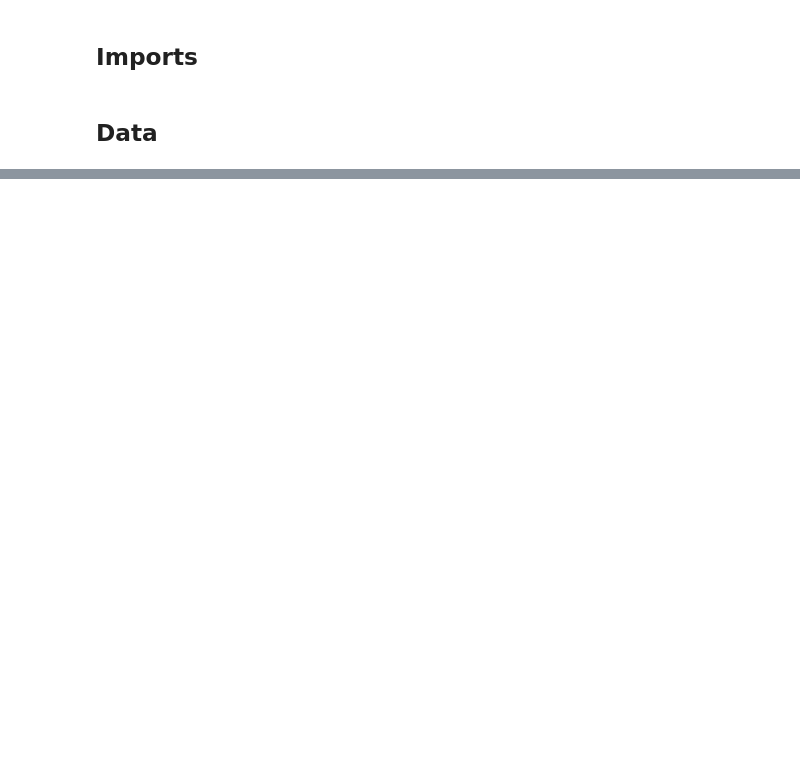
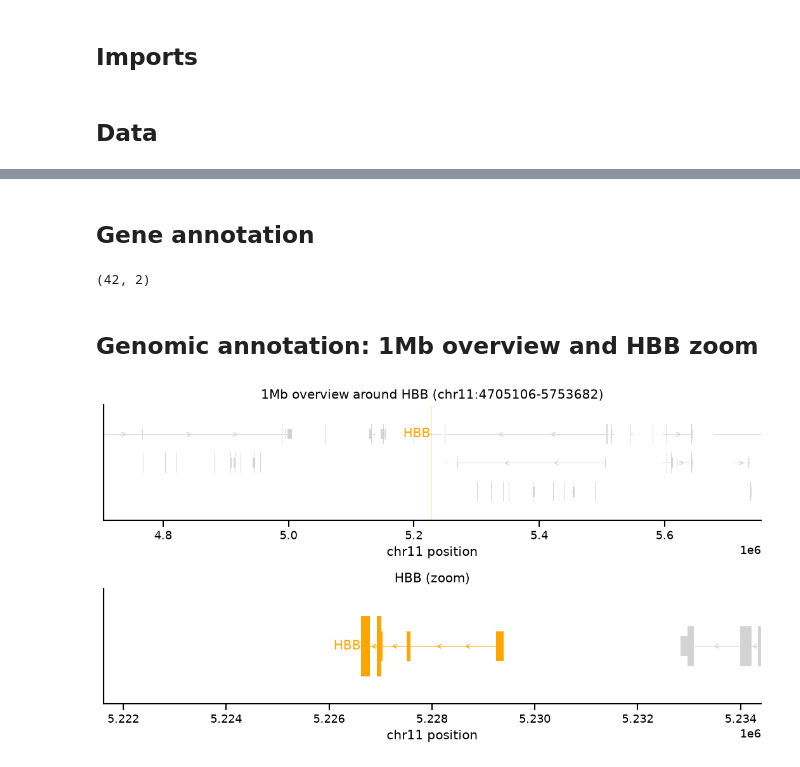
Before and after one commit to DiasFrazerGroup/wigttsoip, a Jupyter notebook: notebooks/hbb.ipynb, the cells around one changed output, grey strips where cells are left out. Cells and saved outputs as stored; diff of their text form; code cells hidden in the pictures; blank space fills up the shorter version.

```diff
--- a/notebooks/hbb.ipynb
+++ b/notebooks/hbb.ipynb
@@ -458,0 +63,76 @@ HG00150 (synergy, whole=-0.358):
+# %% [markdown]
+## Gene annotation
+# %%
+gtf = pd.read_parquet(GTF_PARQUET)
+gtf_coding = gene_annotation.filter_protein_coding(gtf)
+gtf_coding = gene_annotation.filter_to_longest_transcript(gtf_coding)
+transcript_extractor = transcript_utils.TranscriptExtractor(gtf_coding)
+
+transcripts_overview = transcript_extractor.extract(INTERVAL)
+hbb_transcript = next(
+    t for t in transcripts_overview if t.gene_id is not None and t.gene_id.split(".")[0] == HBB_GENE_ID
+)
+hbb_start, hbb_end = hbb_transcript.transcript_interval.start, hbb_transcript.transcript_interval.end
+
+ZOOM_PAD = 5000
+ZOOM_INTERVAL = genome.Interval(CHROMOSOME, hbb_start - ZOOM_PAD, hbb_end + ZOOM_PAD)
+transcripts_zoom = transcript_extractor.extract(ZOOM_INTERVAL)
+
+len(transcripts_overview), len(transcripts_zoom)
+# %% [output]
+(42, 2)
+# %% [markdown]
+## Genomic annotation: 1Mb overview and HBB zoom
+# %%
+GRAY_STYLE = dataclasses.replace(
+    plot_transcripts.TranscriptStylePreset.STANDARD.value,
+    cds_color="lightgray", utr5_color="lightgray", utr3_color="lightgray",
+    first_noncoding_exon_color="lightgray", label_color="gray",
+)
+ORANGE_STYLE = dataclasses.replace(
+    plot_transcripts.TranscriptStylePreset.STANDARD.value,
+    cds_color="orange", utr5_color="orange", utr3_color="orange",
+    first_noncoding_exon_color="orange", label_color="orange",
+)
+
+
+def draw_gene_track(ax, transcripts, interval, cds_scale=1.0):
+    hbb = [t for t in transcripts if t.gene_id is not None and t.gene_id.split(".")[0] == HBB_GENE_ID]
+    others = [t for t in transcripts if t not in hbb]
+    heights = plot_transcripts._get_placement_heights(transcripts, extend_fraction=1.0)
+    for t in others:
+        plot_transcripts.draw_transcript(
+            ax=ax, transcript=t, interval=interval, y=heights[t.transcript_id],
+            cds_height=GRAY_STYLE.cds_height, utr_height=GRAY_STYLE.utr_height,
+            cds_color=GRAY_STYLE.cds_color, utr5_color=GRAY_STYLE.utr5_color,
+            utr3_color=GRAY_STYLE.utr3_color,
+            first_noncoding_exon_color=GRAY_STYLE.first_noncoding_exon_color,
+            label_color=GRAY_STYLE.label_color, label=None, zorder=1,
+        )
+    for t in hbb:
+        plot_transcripts.draw_transcript(
+            ax=ax, transcript=t, interval=interval, y=heights[t.transcript_id],
+            cds_height=ORANGE_STYLE.cds_height * cds_scale, utr_height=ORANGE_STYLE.utr_height * cds_scale,
+            cds_color=ORANGE_STYLE.cds_color, utr5_color=ORANGE_STYLE.utr5_color,
+            utr3_color=ORANGE_STYLE.utr3_color,
+            first_noncoding_exon_color=ORANGE_STYLE.first_noncoding_exon_color,
+            label_color=ORANGE_STYLE.label_color, label="HBB", zorder=2,
+        )
+    ax.set_xlim(interval.start, interval.end)
+    ax.set_ylim(min(heights.values()) - 1, max(heights.values()) + 1)
+    ax.set_yticks([])
+    ax.set_xlabel(f"{CHROMOSOME} position")
+
+
+fig, (ax_overview, ax_zoom) = plt.subplots(2, 1, figsize=(9, 5))
+
+draw_gene_track(ax_overview, transcripts_overview, INTERVAL, cds_scale=1.0)
+ax_overview.axvspan(hbb_start, hbb_end, color="orange", alpha=0.2, zorder=0, lw=0)
+ax_overview.set_title(f"1Mb overview around HBB ({CHROMOSOME}:{INTERVAL.start}-{INTERVAL.end})")
+
+draw_gene_track(ax_zoom, transcripts_zoom, ZOOM_INTERVAL, cds_scale=1.5)
+ax_zoom.set_title("HBB (zoom)")
+
+fig.tight_layout()
+# %% [output]
+[figure, added]
```
Also changed, not shown: parts of 36 cells of this notebook, 10 other files.
